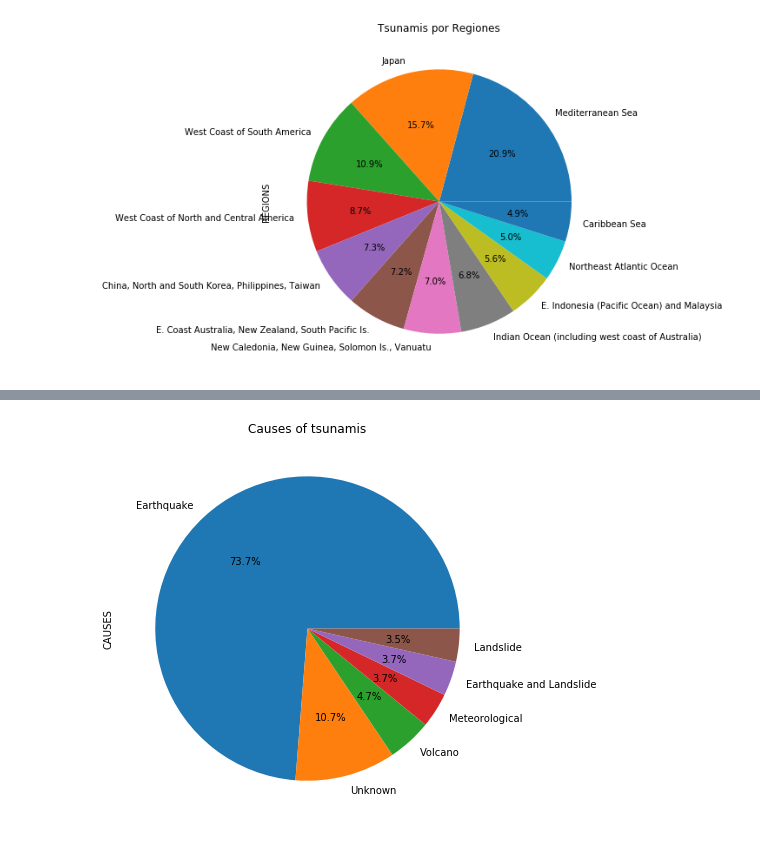
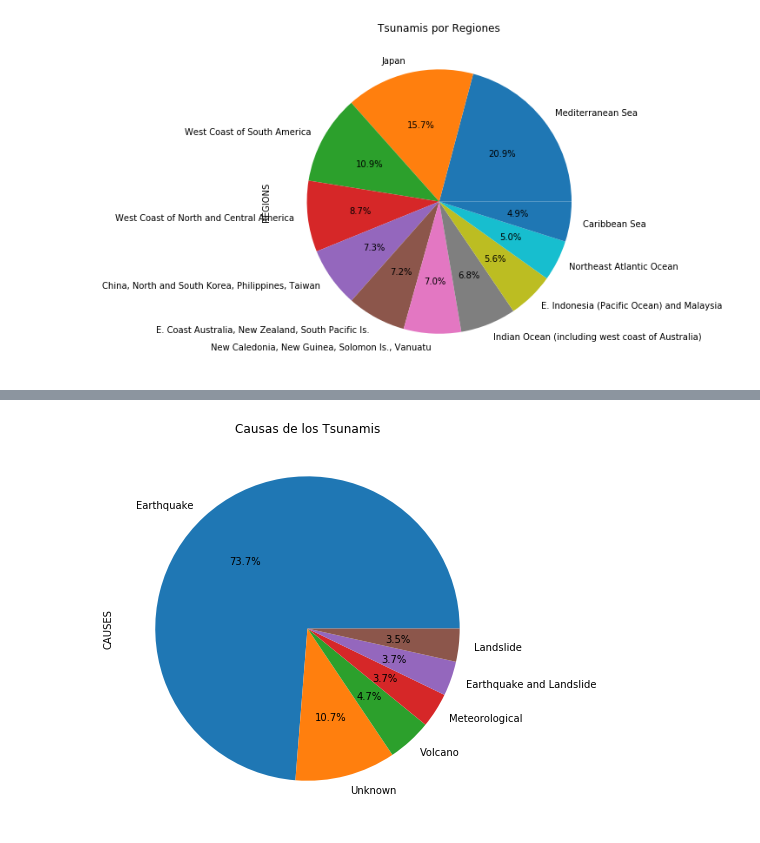
Before and after one commit to DavidR81/Module1-Project, a Jupyter notebook: INPUT/Main.ipynb, the cells around one changed output, grey strips where cells are left out. Saved outputs shown, nothing was run; the diff lists cells and outputs as text; code cells hidden in the pictures.

```diff
--- a/INPUT/Main.ipynb
+++ b/INPUT/Main.ipynb
@@ -109,16 +123,16 @@ tsunami_Sources['REGIONS_FRECUENCY']
 # %%
 causes = {0:'Unknown', 1:'Earthquake', 2:'Questionable Earthquake', 3:'Earthquake and Landslide', 4:'Volcano and Earthquake',
           5:'Volcano, Earthquake, and Landslide', 6:'Volcano', 7:'Volcano and Landslide', 8:'Landslide', 9:'Meteorological',
           10:'Explosion', 11:'Astronomical Tide'}
 
-tsunami_Sources['CAUSES'] = tsunami_Sources['CAUSE'].map(causes)
+#tsunami_Sources['CAUSES'] = tsunami_Sources['CAUSE'].map(causes)
 
 
 tsunami_Sources['CAUSES_FRECUENCY'] = tsunami_Sources.groupby(tsunami_Sources.CAUSES)['CAUSES'].transform('count')#grupo por causas
 tsunami_Sources.CAUSES[tsunami_Sources.CAUSES_FRECUENCY >= 50].value_counts().plot(kind='pie', legend=False, figsize=(8,7),
-                                                            title="Causes of tsunamis", autopct='%.1f%%'); # causa del tsunami
+                                                            title="Causas de los Tsunamis", autopct='%.1f%%'); # causa del tsunami
 # %% [output]
-[figure, old version]
+[figure, new version]
 # %%
 tsunami = pd.read_csv('../input/waves.csv', sep=",", header=0, index_col=0)
 tsunami.head(20)
```
Also changed, not shown: parts of 8 cells of this notebook, 2 other files.
